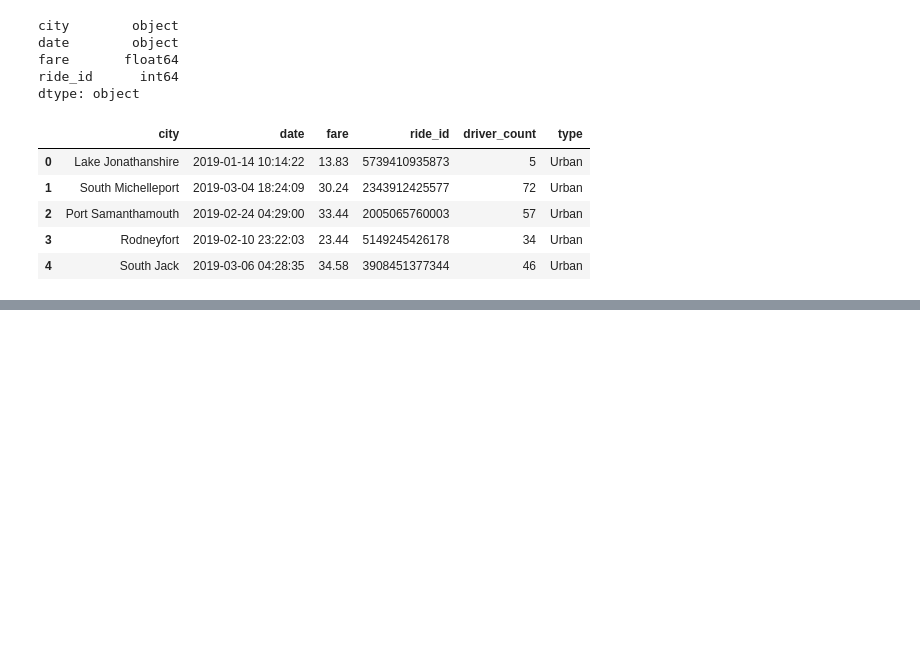
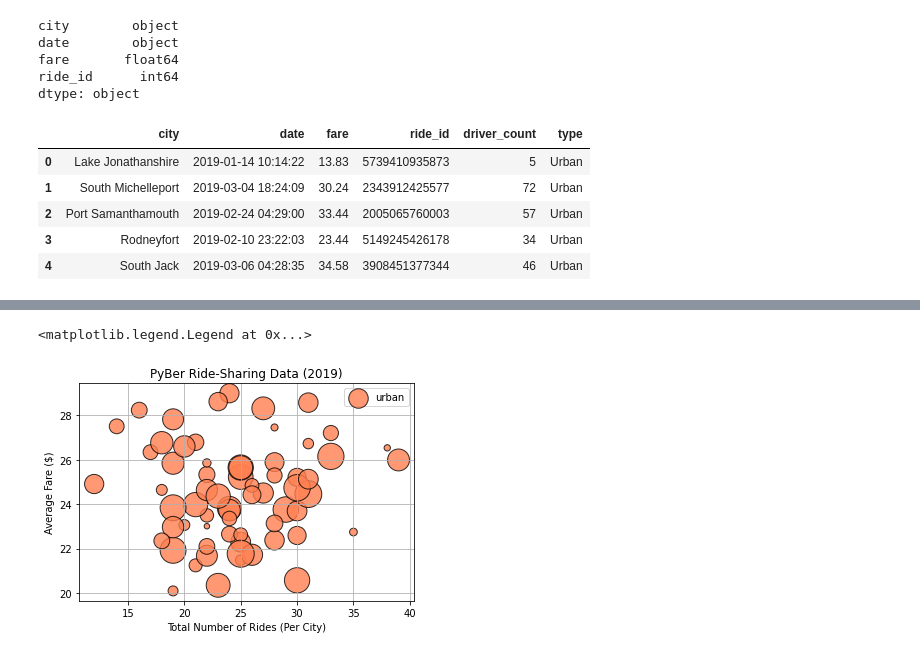
Before and after one commit to gabrielavalos/PyBer_Analysis, a Jupyter notebook: PyBer.ipynb, the cells around one changed output, grey strips where cells are left out. Cells and saved outputs as stored; diff of their text form; code cells hidden in the pictures; blank space fills up the shorter version.

Commit message:
scatter plots for each city type created

```diff
--- a/PyBer.ipynb
+++ b/PyBer.ipynb
@@ -110,0 +141,4 @@ city_rides_merged_df.head()
+# %%
+# Create the Urban city DataFrame.
+urban_cities_df = pyber_data_df[pyber_data_df["type"] == "Urban"]
+urban_cities_df.head()
@@ -110,0 +178,32 @@ city_rides_merged_df.head()
+# %%
+total_urban_rides = urban_cities_df.groupby('city').count()['ride_id']
+# %%
+average_urban_fare = urban_cities_df.groupby('city').mean()['fare']
+average_suburban_fare = suburban_cities_df.groupby('city').mean()['fare']
+average_rural_fare = rural_cities_df.groupby('city').mean()['fare']
+# %%
+# Average Number of Drivers for Each City Type
+average_urban_drivers = urban_cities_df.groupby('city').mean()['driver_count']
+average_suburban_drivers = suburban_cities_df.groupby('city').mean()['driver_count']
+average_rural_drivers = rural_cities_df.groupby('city').mean()['driver_count']
+# %%
+# Build the scatter plots for urban cities.
+
+plt.scatter(total_urban_rides,
+            average_urban_fare,
+            s=10*average_urban_drivers,
+            label='urban',
+           color='coral',
+           edgecolor="black",
+           linewidths = 1,
+           alpha=0.8)
+
+plt.title("PyBer Ride-Sharing Data (2019)")
+plt.ylabel("Average Fare ($)")
+plt.xlabel("Total Number of Rides (Per City)")
+plt.grid()
+# Add the legend.
+plt.legend()
+# %% [output]
+<matplotlib.legend.Legend at 0x...>
+[figure, added]
```
Also changed, not shown: parts of 15 cells of this notebook.
